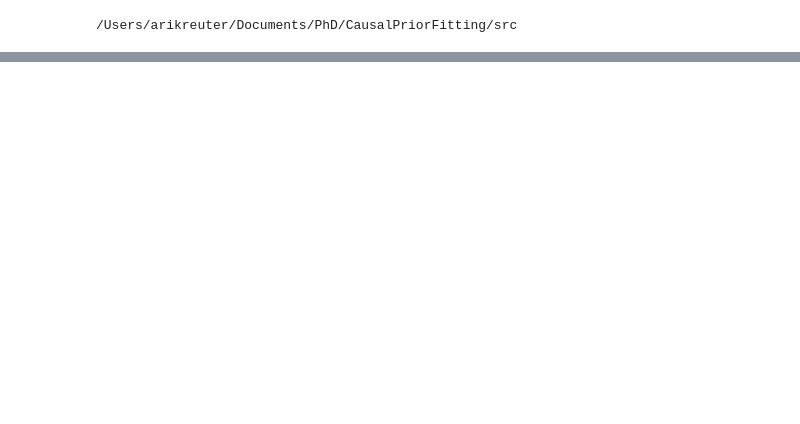
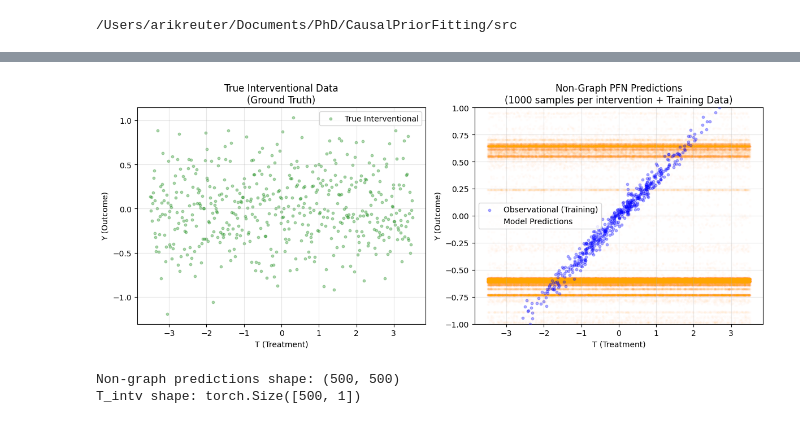
Before and after one commit to elidub/Graphs4CausalFoundationModels, a Jupyter notebook: experiments/Graphconditioning/Bivariate.ipynb, the cells around one changed output, grey strips where cells are left out. Drawn from its saved outputs; the diff is of its cells as text; code cells hidden in the pictures; blank space fills up the shorter version.

```diff
--- a/experiments/Graphconditioning/Bivariate.ipynb
+++ b/experiments/Graphconditioning/Bivariate.ipynb
@@ -296 +413,81 @@ array([0.06382347, 0.06382347, 0.06382347, 0.06382347, 0.06382347,
+# %%
+# Plot predicted samples vs interventional T
+import matplotlib.pyplot as plt
+import numpy as np
+
+# Get predictions from non-graph model
+pred_nograph_samples = graphintpfn.predict(
+    X_obs = X_obs_p.numpy(),
+    T_obs = T_obs_p.numpy(),
+    Y_obs = Y_obs_p.numpy(),
+    X_intv = X_intv_p.numpy(),
+    T_intv = T_intv_p.numpy(),
+    adjacency_matrix = adjacency_matrix_T_to_Y.numpy(),
+    prediction_type = "sample",
+    num_samples = 500
+)
+
+fig, axs = plt.subplots(1, 2, figsize=(12, 5))
+
+# Plot 1: True interventional data
+axs[0].scatter(T_intv_p.numpy().flatten(), Y_intv_p.numpy().flatten(),
+               alpha=0.3, s=10, color='green', label='True Interventional')
+axs[0].set_xlabel("T (Treatment)")
+axs[0].set_ylabel("Y (Outcome)")
+axs[0].set_title("True Interventional Data\n(Ground Truth)")
+axs[0].grid(True, alpha=0.3)
+axs[0].legend()
+
+# Plot 2: Non-graph-conditioned predictions + observational data
+# First plot observational data
+axs[1].scatter(T_obs_p.numpy().flatten(), Y_obs_p.numpy().flatten(),
+               alpha=0.3, s=10, color='blue', label='Observational (Training)', zorder=3)
+
+# Then plot model predictions
+if pred_nograph_samples.shape[0] == 500:
+    # Shape is (num_samples, n_test)
+    for i in range(pred_nograph_samples.shape[1]):
+        if i == 0:
+            axs[1].scatter(
+                np.repeat(T_intv_p.numpy().flatten()[i], pred_nograph_samples.shape[0]),
+                pred_nograph_samples[:, i],
+                alpha=0.01, s=5, color='orange', label='Model Predictions'
+            )
+        else:
+            axs[1].scatter(
+                np.repeat(T_intv_p.numpy().flatten()[i], pred_nograph_samples.shape[0]),
+                pred_nograph_samples[:, i],
+                alpha=0.01, s=5, color='orange'
+            )
+else:
+    # Shape is (n_test, num_samples)
+    for i in range(pred_nograph_samples.shape[0]):
+        if i == 0:
+            axs[1].scatter(
+                np.repeat(T_intv_p.numpy().flatten()[i], pred_nograph_samples.shape[1]),
+                pred_nograph_samples[i, :],
+                alpha=0.01, s=5, color='orange', label='Model Predictions'
+            )
+        else:
+            axs[1].scatter(
+                np.repeat(T_intv_p.numpy().flatten()[i], pred_nograph_samples.shape[1]),
+                pred_nograph_samples[i, :],
+                alpha=0.1, s=5, color='orange'
+            )
+axs[1].set_xlabel("T (Treatment)")
+axs[1].set_ylabel("Y (Outcome)")
+axs[1].set_title("Non-Graph PFN Predictions\n(1000 samples per intervention + Training Data)")
+axs[1].grid(True, alpha=0.3)
+axs[1].legend()
+axs[1].set_ylim(-1,1)
+
+plt.tight_layout()
+plt.show()
+
+print(f"Non-graph predictions shape: {pred_nograph_samples.shape}")
+print(f"T_intv shape: {T_intv_p.shape}")
+# %% [output]
+[figure, added]
+Non-graph predictions shape: (500, 500)
+T_intv shape: torch.Size([500, 1])
 # %%
```
Also changed, not shown: parts of 10 cells of this notebook.
